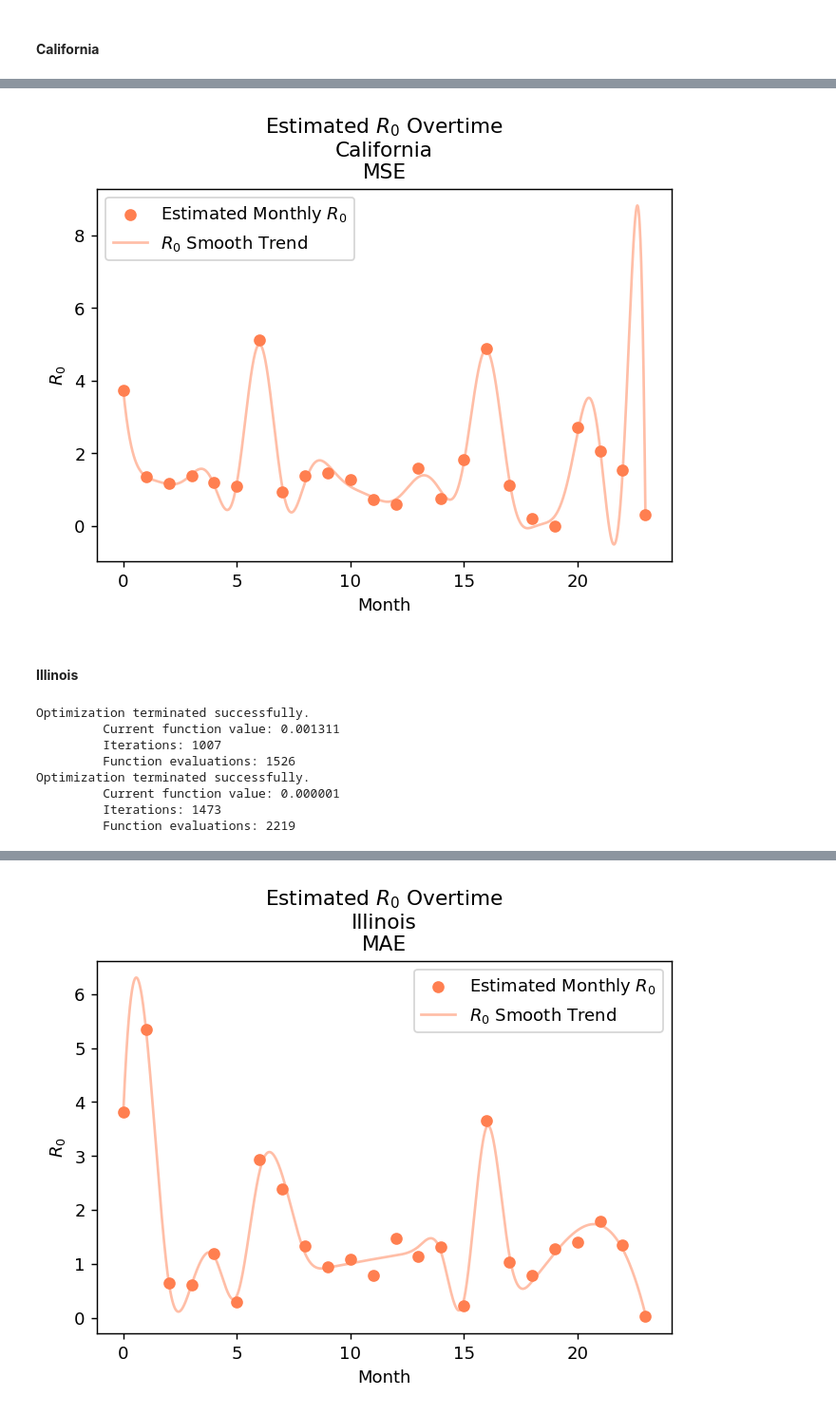
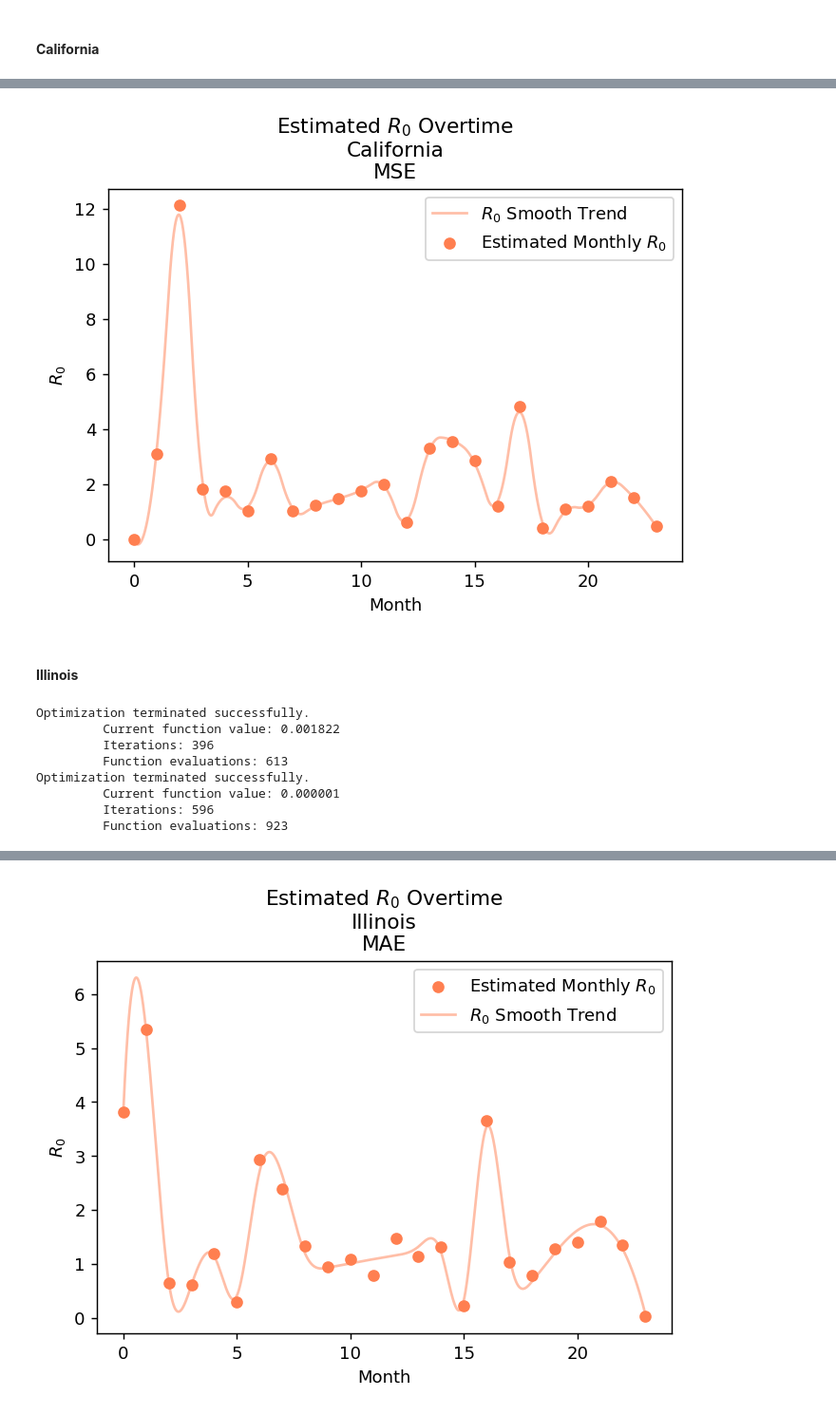
Before and after one commit to cywujeremy/dabp-pandemic-simulation, a Jupyter notebook: nbs/SIR_param_estimation.ipynb, the cells around one changed output, grey strips where cells are left out. Shown at 95% size. Cells and saved outputs as stored; diff of their text form; code cells hidden in the pictures.

```diff
--- a/nbs/SIR_param_estimation.ipynb
+++ b/nbs/SIR_param_estimation.ipynb
@@ -457,25 +498,13 @@ optimzer_mae_ca1 = optimize.minimize(loss_func,
                                      est_param1,
                                      args=(CA_data[time_period[0]:time_period[0] + time_period[1]], time_period[1], mean_absolute_error, "CA"),
                                      method='Nelder-Mead',
-                                     tol=1e-10,
-                                     options={'maxiter':5000, 'disp':True})
+                                     tol=1e-5,
+                                     options={'maxiter':10000, 'disp':True})
 
 optimzer_mse_ca1 = optimize.minimize(loss_func,
                                      est_param1,
                                      args=(CA_data[time_period[0]:time_period[0] + time_period[1]], time_period[1], mean_squared_error, "CA"),
                                      method='Nelder-Mead',
-                                     tol=1e-10,
-                                     options={'maxiter':5000, 'disp':True})
-
-est_param_mae_ca1 = np.abs(optimzer_mae_ca1.x)
-est_r0_mae_ca1 = est_param_mae_ca1[:-1]
-est_gamma = est_param_mae_ca1[-1]
-S_ca1_mae, I_ca1_mae, R_ca1_mae = loss_func(est_param_mae_ca1, CA_data[time_period[0]:time_period[0] + time_period[1]], time_period[1],
-                             mean_absolute_error, 'CA', False, True)
-
-est_param_mse_ca1 = np.abs(optimzer_mse_ca1.x)
-est_r0_mse_ca1 = est_param_mse_ca1[:-1]
-est_gamma = est_param_mse_ca1[-1]
-S_ca1_mse, I_ca1_mse, R_ca1_mse = loss_func(est_param_mse_ca1, CA_data[time_period[0]:time_period[0] + time_period[1]], time_period[1],
-                             mean_squared_error, 'CA', False, True)
+                                     tol=1e-5,
+                                     options={'maxiter':10000, 'disp':True})
 # %% [output]
@@ -491,25 +538,13 @@ optimzer_mae_ca2 = optimize.minimize(loss_func,
                                      est_param2,
                                      args=(CA_data[time_period[0] + time_period[1]:time_period[0] + time_period[1] + time_period[2]], time_period[2], mean_absolute_error, "CA"),
                                      method='Nelder-Mead',
-                                     tol=1e-10,
+                                     tol=1e-7,
                                      options={'maxiter':10000, 'disp':True})
 
 optimzer_mse_ca2 = optimize.minimize(loss_func,
                                      est_param2,
                                      args=(CA_data[time_period[0] + time_period[1]:time_period[0] + time_period[1] + time_period[2]], time_period[2], mean_squared_error, "CA"),
                                      method='Nelder-Mead',
-                                     tol=1e-10,
+                                     tol=1e-8,
                                      options={'maxiter':10000, 'disp':True})
-
-est_param_mae_ca2 = np.abs(optimzer_mae_ca2.x)
-est_r0_mae_ca2 = est_param_mae_ca2[:-1]
-est_gamma = est_param_mae_ca2[-1]
-S_ca2_mae, I_ca2_mae, R_ca2_mae = loss_func(est_param_mae_ca2, CA_data[time_period[0] + time_period[1]:time_period[0] + time_period[1] + time_period[2]], time_period[2],
-                             mean_absolute_error, 'CA', False, True)
-
-est_param_mse_ca2 = np.abs(optimzer_mse_ca2.x)
-est_r0_mse_ca2 = est_param_mse_ca2[:-1]
-est_gamma = est_param_mse_ca2[-1]
-S_ca2_mse, I_ca2_mse, R_ca2_mse = loss_func(est_param_mse_ca2, CA_data[time_period[0] + time_period[1]:time_period[0] + time_period[1] + time_period[2]], time_period[2],
-                             mean_squared_error, 'CA', False, True)
 # %% [output]
@@ -553,16 +606,16 @@ plt.show()
 # %%
-spl = UnivariateSpline(list(range(len(est_r0_ca_mse))), est_r0_ca_mse, k=5)
+spl = UnivariateSpline(list(range(len(est_r0_ca_mse))), est_r0_ca_mse, k=2)
 spl.set_smoothing_factor(0.5)
 full_period = np.linspace(0, 23, 2000)
 smoothed_est_r0 = spl(full_period)
 
 fig, ax = plt.subplots(dpi=130)
 ax.scatter(range(len(est_r0_ca_mse)), est_r0_ca_mse, color="coral", label="Estimated Monthly $R_0$")
 ax.plot(full_period, smoothed_est_r0, color="coral", label="$R_0$ Smooth Trend", alpha=0.5)
 plt.xlabel("Month")
 plt.ylabel("$R_0$")
 plt.title("Estimated $R_0$ Overtime\nCalifornia\nMSE")
 plt.legend()
 plt.show()
 # %% [output]
-[figure, old version]
+[figure, new version]
@@ -574,29 +630,21 @@ est_param0 = np.concatenate((np.random.normal(1, 1, size=(time_period[0]//30,)),
 optimzer_mae_il0 = optimize.minimize(loss_func,
                                      est_param0,
                                      args=(IL_data[:time_period[0]], time_period[0], mean_absolute_error, "IL"),
-                                     method='Nelder-Mead', options={'maxiter':5000, 'disp':True})
+                                     method='Nelder-Mead',
+                                     tol=1e-3,
+                                     options={'maxiter':5000, 'disp':True})
 optimzer_mse_il0 = optimize.minimize(loss_func,
                                      est_param0,
                                      args=(IL_data[:time_period[0]], time_period[0], mean_squared_error, "IL"),
-                                     method='Nelder-Mead', options={'maxiter':5000, 'disp':True})
-
-est_param_mae_il0 = np.abs(optimzer_mae_il0.x)
-est_r0_mae_il0 = est_param_mae_il0[:-1]
-est_gamma = est_param_mae_il0[-1]
-S_il0_mae, I_il0_mae, R_il0_mae = loss_func(est_param_mae_il0, IL_data[:time_period[0]], time_period[0],
-                             mean_absolute_error, 'IL', False, True)
-
-est_param_mse_il0 = np.abs(optimzer_mse_il0.x)
-est_r0_mse_il0 = est_param_mse_il0[:-1]
-est_gamma = est_param_mse_il0[-1]
-S_il0_mse, I_il0_mse, R_il0_mse = loss_func(est_param_mse_il0, IL_data[:time_period[0]], time_period[0],
-                             mean_squared_error, 'IL', False, True)
+                                     method='Nelder-Mead',
+                                     tol=1e-3,
+                                     options={'maxiter':5000, 'disp':True})
 # %% [output]
 Optimization terminated successfully.
-         Current function value: 0.001311
-         Iterations: 1007
-         Function evaluations: 1526
+         Current function value: 0.001822
+         Iterations: 396
+         Function evaluations: 613
 Optimization terminated successfully.
          Current function value: 0.000001
-         Iterations: 1473
-         Function evaluations: 2219
+         Iterations: 596
+         Function evaluations: 923
```
Also changed, not shown: parts of 52 cells of this notebook, 10 other files.
